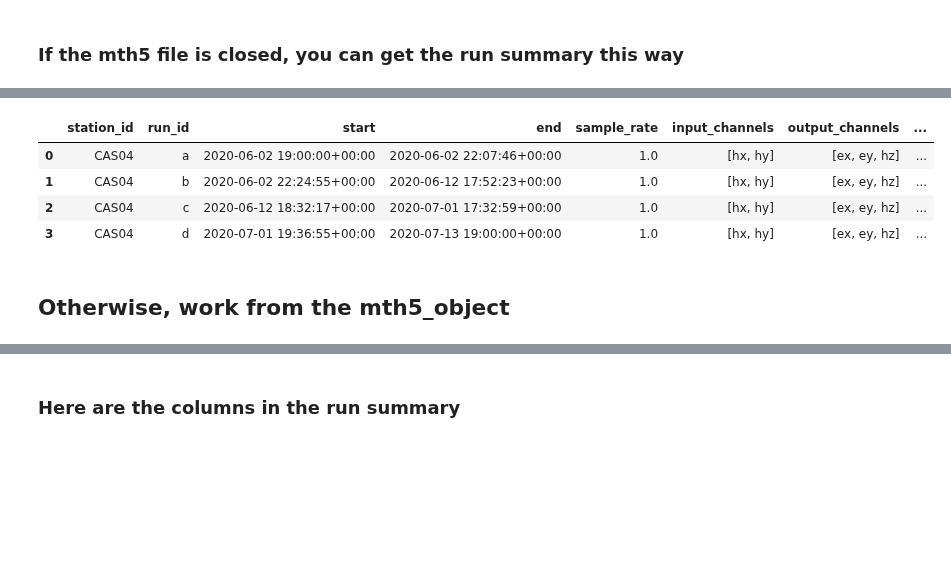
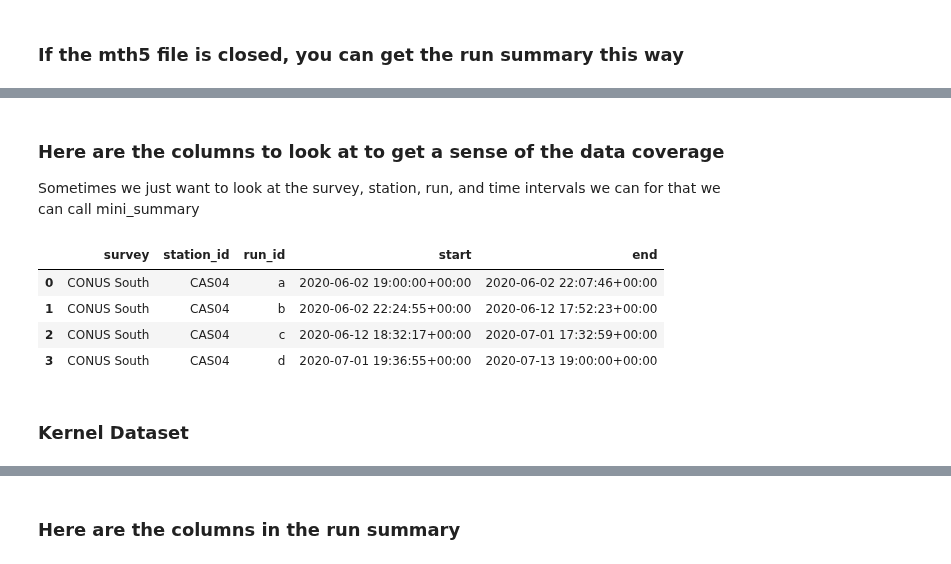
Before and after one commit to simpeg/aurora, a Jupyter notebook: docs/examples/operate_aurora.ipynb, the cells around one changed output, grey strips where cells are left out. Saved outputs shown, nothing was run; the diff lists cells and outputs as text; code cells hidden in the pictures; blank space fills up the shorter version.

```diff
--- a/docs/examples/operate_aurora.ipynb
+++ b/docs/examples/operate_aurora.ipynb
@@ -290,10 +283,13 @@ print(run_summary.df)
+# %% [markdown]
+### Here are the columns to look at to get a sense of the data coverage
+
+Sometimes we just want to look at the survey, station, run, and time intervals
+we can for that we can call mini_summary
 # %%
-run_summary.df
+run_summary.mini_summary
 # %% [output]
-|  | station_id | run_id | start | end | sample_rate | input_channels | output_channels | ... |
-| 0 | CAS04 | a | 2020-06-02 19:00:00+00:00 | 2020-06-02 22:07:46+00:00 | 1.0 | [hx, hy] | [ex, ey, hz] | ... |
-| 1 | CAS04 | b | 2020-06-02 22:24:55+00:00 | 2020-06-12 17:52:23+00:00 | 1.0 | [hx, hy] | [ex, ey, hz] | ... |
-| 2 | CAS04 | c | 2020-06-12 18:32:17+00:00 | 2020-07-01 17:32:59+00:00 | 1.0 | [hx, hy] | [ex, ey, hz] | ... |
-| 3 | CAS04 | d | 2020-07-01 19:36:55+00:00 | 2020-07-13 19:00:00+00:00 | 1.0 | [hx, hy] | [ex, ey, hz] | ... |
+|  | survey | station_id | run_id | start | end |
+| 0 | CONUS South | CAS04 | a | 2020-06-02 19:00:00+00:00 | 2020-06-02 22:07:46+00:00 |
+| 1 | CONUS South | CAS04 | b | 2020-06-02 22:24:55+00:00 | 2020-06-12 17:52:23+00:00 |
+| 2 | CONUS South | CAS04 | c | 2020-06-12 18:32:17+00:00 | 2020-07-01 17:32:59+00:00 |
+| 3 | CONUS South | CAS04 | d | 2020-07-01 19:36:55+00:00 | 2020-07-13 19:00:00+00:00 |
-# %% [markdown]
-## Otherwise, work from the mth5_object
@@ -305,0 +296,2 @@ print(run_summary.df)
+# %% [markdown]
+### Kernel Dataset
```
Also changed, not shown: parts of 41 cells of this notebook, 6 other files.
